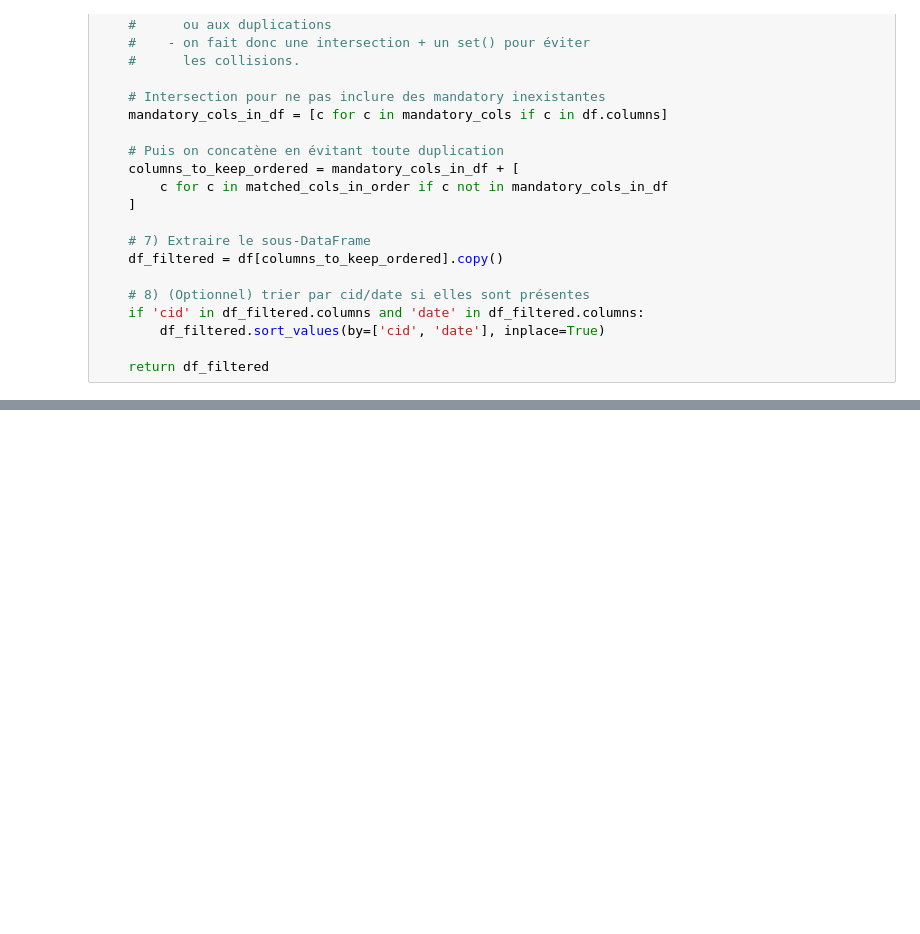
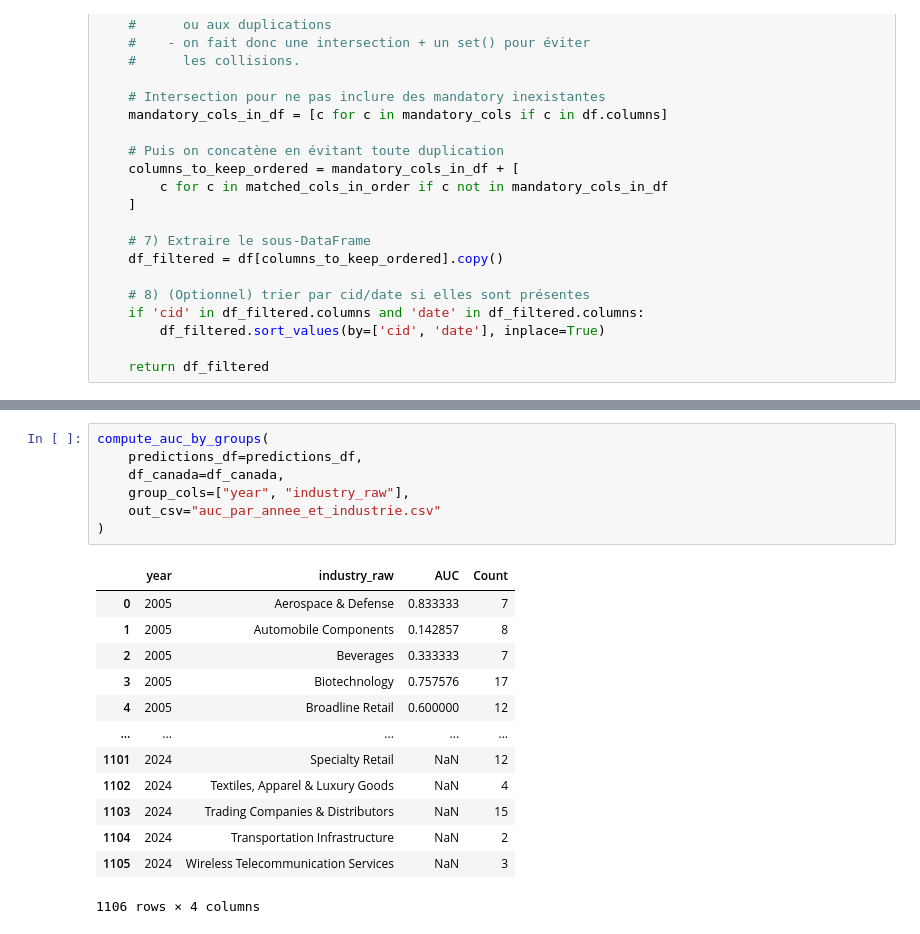
Before and after one commit to DominicPrenovost/AutoML-Practice, a Jupyter notebook: Target Cash From Operations.ipynb, the cells around one changed output, grey strips where cells are left out. Cells and saved outputs as stored; diff of their text form; blank space fills up the shorter version.

```diff
--- a/Proba_test_val.ipynb
+++ b/Target Cash From Operations.ipynb
@@ -500,0 +370,21 @@ Année 2024 : 878 lignes après sélection
+# %%
+compute_auc_by_groups(
+    predictions_df=predictions_df,
+    df_canada=df_canada,
+    group_cols=["year", "industry_raw"],
+    out_csv="auc_par_annee_et_industrie.csv"
+)
+# %% [output]
+|  | year | industry_raw | AUC | Count |
+| 0 | 2005 | Aerospace & Defense | 0.833333 | 7 |
+| 1 | 2005 | Automobile Components | 0.142857 | 8 |
+| 2 | 2005 | Beverages | 0.333333 | 7 |
+| 3 | 2005 | Biotechnology | 0.757576 | 17 |
+| 4 | 2005 | Broadline Retail | 0.600000 | 12 |
+| ... | ... | ... | ... | ... |
+| 1101 | 2024 | Specialty Retail | NaN | 12 |
+| 1102 | 2024 | Textiles, Apparel & Luxury Goods | NaN | 4 |
+| 1103 | 2024 | Trading Companies & Distributors | NaN | 15 |
+| 1104 | 2024 | Transportation Infrastructure | NaN | 2 |
+| 1105 | 2024 | Wireless Telecommunication Services | NaN | 3 |
+1106 rows × 4 columns
```
Also changed, not shown: parts of 46 cells of this notebook, 16 other files.
